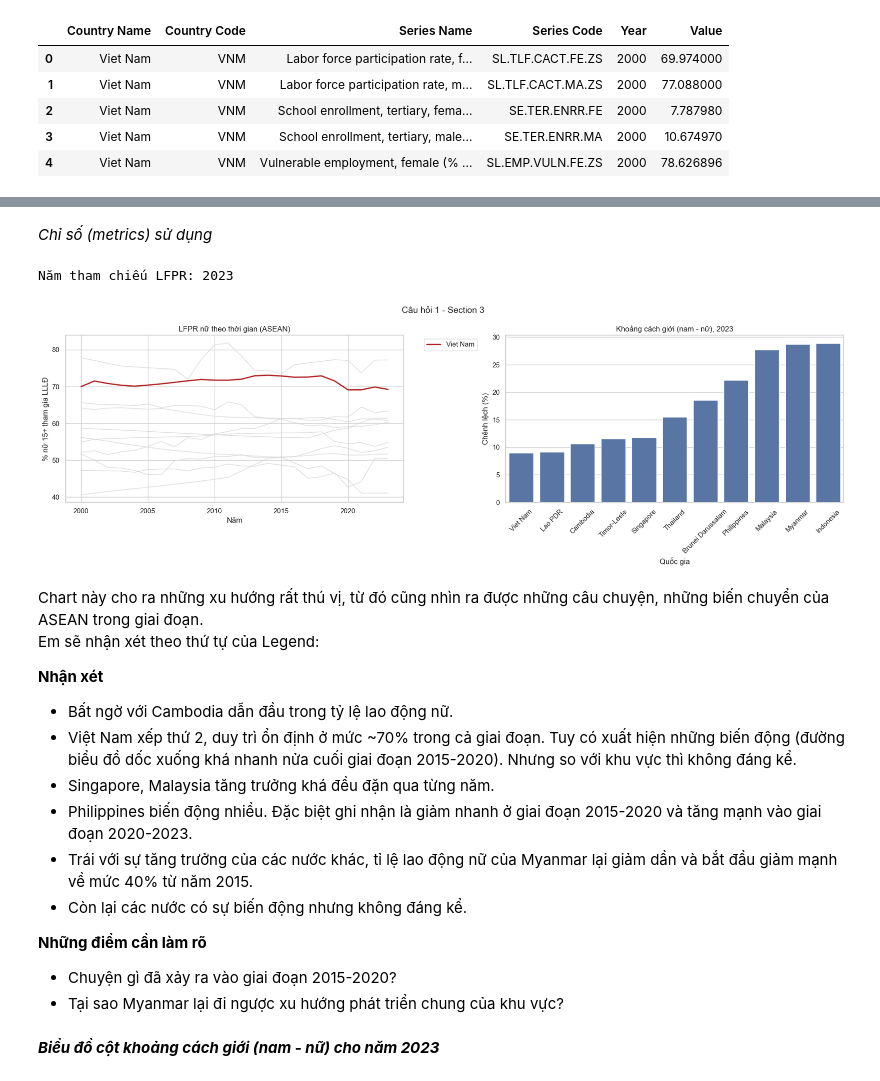
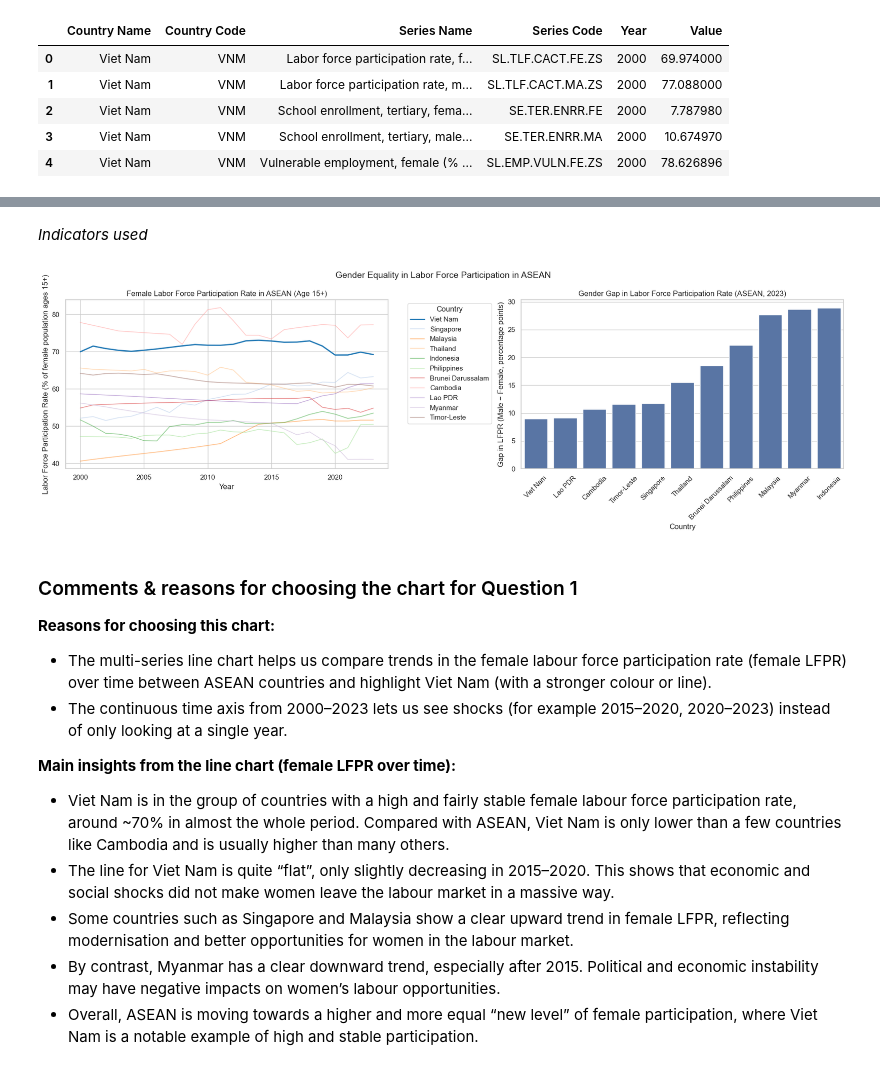
Before and after one commit to thloc1212/DV_LAB2, a Jupyter notebook: 3/section3.ipynb, the cells around one changed output, grey strips where cells are left out. Cells and saved outputs as stored; diff of their text form; code cells hidden in the pictures.

```diff
--- a/3/section3.ipynb
+++ b/3/section3.ipynb
@@ -30,15 +31,15 @@ import seaborn as sns
 pd.set_option("display.max_columns", 50)
 sns.set_theme(style="whitegrid")
 
-# Đường dẫn file dữ liệu (cùng thư mục với notebook)
+# Data file path (same folder as this notebook)
 
 data_path = "data.csv"
 
-# Đọc file chính chứa các chỉ số WDI đã lọc
-# Giá trị thiếu trong WDI thường được ký hiệu là ".." nên cần khai báo na_values
-df = pd.read_csv(data_path, na_values=[".."])
+# Read the main WDI file after filtering indicators
+# Missing values in WDI are usually coded as "..", so we set na_values
+df = pd.read_csv(data_path, na_values=[".."]),
 
-print("Kích thước dữ liệu (hàng, cột):", df.shape)
+print("Data shape (rows, columns):", df.shape)
 df.head()
 # %% [output]
 Kích thước dữ liệu (hàng, cột): (148, 28)
@@ -183,5 +176,5 @@ Câu hỏi mở rộng:
 # %% [markdown]
-*Chỉ số (metrics) sử dụng*
+*Indicators used*
 # %%
 question1_section3 = {
     "female": "SL.TLF.CACT.FE.ZS",
@@ -194,7 +187,7 @@ lfpr_pivot = df_q1_sect3.pivot_table(
     index=["Country Name", "Year"],
     columns="Series Code",
     values="Value"
-)
+ )
 
 lfpr_pivot = lfpr_pivot.rename(columns={
     question1_section3["female"]: "lfpr_female",
@@ -203,21 +196,20 @@ lfpr_pivot = lfpr_pivot.rename(columns={
 
 lfpr_pivot["gap_male_minus_female"] = lfpr_pivot["lfpr_male"] - lfpr_pivot["lfpr_female"]
 
-#*Chọn năm tham chiếu cho so sánh*
+# Choose reference year for comparison
 
 year_ref_lfpr = 2023
 if year_ref_lfpr not in lfpr_pivot["Year"].unique():
     year_ref_lfpr = int(lfpr_pivot["Year"].max())
-print("Năm tham chiếu LFPR:", year_ref_lfpr)
 
 latest_lfpr = lfpr_pivot[lfpr_pivot["Year"] == year_ref_lfpr].dropna(subset=["lfpr_female", "lfpr_male"])
 latest_lfpr = latest_lfpr.sort_values("gap_male_minus_female")
 
-#Biểu đồ đường LFPR của nữ theo thời gian cho từng nước
+# Line chart of female LFPR over time for each country
 fig, axes = plt.subplots(1, 2, figsize=(18, 6))
 
 # =======================
-# (1) Line chart: LFPR nữ theo thời gian (ASEAN)
+# (1) Line chart: Female LFPR over time (ASEAN)
 # =======================
 palette = sns.color_palette("tab20", n_colors=len(asean_countries))
 
@@ -225,67 +217,64 @@ for i, country in enumerate(asean_countries):
     subset = lfpr_pivot[lfpr_pivot["Country Name"] == country]
     if subset.empty:
         continue
-
+# color="lightgray"
     if country == 'Viet Nam':
         axes[0].plot(
             subset["Year"], subset["lfpr_female"],
-            label=country, color="firebrick", linewidth=2
+            label=country, color=palette[i], linewidth=2
         )
     else:
         axes[0].plot(
             subset["Year"], subset["lfpr_female"],
-            color="lightgray", linewidth=1.2, alpha=0.7
+            label=country, linewidth=1.2, color=palette[i], alpha=0.5
         )
 
-axes[0].set_title("LFPR nữ theo thời gian (ASEAN)")
-axes[0].set_xlabel("Năm")
-axes[0].set_ylabel("% nữ 15+ tham gia LLLĐ")
-axes[0].legend(bbox_to_anchor=(1.05, 1), loc="upper left")
+axes[0].set_title("Female Labor Force Participation Rate in ASEAN (Age 15+)")
+axes[0].set_xlabel("Year")
+axes[0].set_ylabel("Labor Force Participation Rate (% of female population ages 15+)")
+axes[0].legend(bbox_to_anchor=(1.05, 1), loc="upper left", title="Country")
 
 
 # =======================
 # (2) Bar chart: gender gap
 # =======================
 sns.barplot(
     data=latest_lfpr,
     x="Country Name",
     y="gap_male_minus_female",
     ax=axes[1]
 )
 
-axes[1].set_title(f"Khoảng cách giới (nam - nữ), {year_ref_lfpr}")
-axes[1].set_xlabel("Quốc gia")
-axes[1].set_ylabel("Chênh lệch (%)")
+axes[1].set_title(
+    f"Gender Gap in Labor Force Participation Rate (ASEAN, {year_ref_lfpr})"
+ )
+axes[1].set_xlabel("Country")
+axes[1].set_ylabel("Gap in LFPR (Male − Female, percentage points)")
 axes[1].tick_params(axis='x', rotation=45)
 
 axes[1].axhline(0, color="black", linewidth=0.8)
-fig.suptitle("Câu hỏi 1 - Section 3", fontsize=14)
-
+fig.suptitle(
+    "Gender Equality in Labor Force Participation in ASEAN",
+    fontsize=14
+)
 
 # =======================
-# Layout chung
+# General layout
 # =======================
 plt.tight_layout()
 plt.show()
 # %% [output]
-Năm tham chiếu LFPR: 2023
-[figure, old version]
+[figure, new version]
 # %% [markdown]
-Chart này cho ra những xu hướng rất thú vị, từ đó cũng nhìn ra được những câu chuyện, những biến chuyển của ASEAN trong giai đoạn.
-Em sẽ nhận xét theo thứ tự của Legend:
+### Comments & reasons for choosing the chart for Question 1
+**Reasons for choosing this chart:**
+- The multi-series line chart helps us compare trends in the female labour force participation rate (female LFPR) over time between ASEAN countries and highlight Viet Nam (with a stronger colour or line).
+- The continuous time axis from 2000–2023 lets us see shocks (for example 2015–2020, 2020–2023) instead of only looking at a single year.
 
-
-**Nhận xét**
-- Bất ngờ với Cambodia dẫn đầu trong tỷ lệ lao động nữ.
-- Việt Nam xếp thứ 2, duy trì ổn định ở mức ~70% trong cả giai đoạn. Tuy có xuất hiện những biến động (đường biểu đồ dốc xuống khá nhanh nửa cuối giai đoạn 2015-2020). Nhưng so với khu vực thì không đáng kể.
-- Singapore, Malaysia tăng trưởng khá đều đặn qua từng năm.
-- Philippines biến động nhiều. Đặc biệt ghi nhận là giảm nhanh ở giai đoạn 2015-2020 và tăng mạnh vào giai đoạn 2020-2023.
-- Trái với sự tăng trưởng của các nước khác, tỉ lệ lao động nữ của Myanmar lại giảm dần và bắt đầu giảm mạnh về mức 40% từ năm 2015.
-- Còn lại các nước có sự biến động nhưng không đáng kể.
-
-**Những điểm cần làm rõ**
-- Chuyện gì đã xảy ra vào giai đoạn 2015-2020?
-- Tại sao Myanmar lại đi ngược xu hướng phát triển chung của khu vực?
+**Main insights from the line chart (female LFPR over time):**
+- Viet Nam is in the group of countries with a high and fairly stable female labour force participation rate, around ~70% in almost the whole period. Compared with ASEAN, Viet Nam is only lower than a few countries like Cambodia and is usually higher than many others.
+- The line for Viet Nam is quite “flat”, only slightly decreasing in 2015–2020. This shows that economic and social shocks did not make women leave the labour market in a massive way.
+- Some countries such as Singapore and Malaysia show a clear upward trend in female LFPR, reflecting modernisation and better opportunities for women in the labour market.
+- By contrast, Myanmar has a clear downward trend, especially after 2015. Political and economic instability may have negative impacts on women’s labour opportunities.
+- Overall, ASEAN is moving towards a higher and more equal “new level” of female participation, where Viet Nam is a notable example of high and stable participation.
-# %% [markdown]
-***Biểu đồ cột khoảng cách giới (nam - nữ) cho năm 2023***
 # %% [markdown]
```
Also changed, not shown: parts of 31 cells of this notebook.
